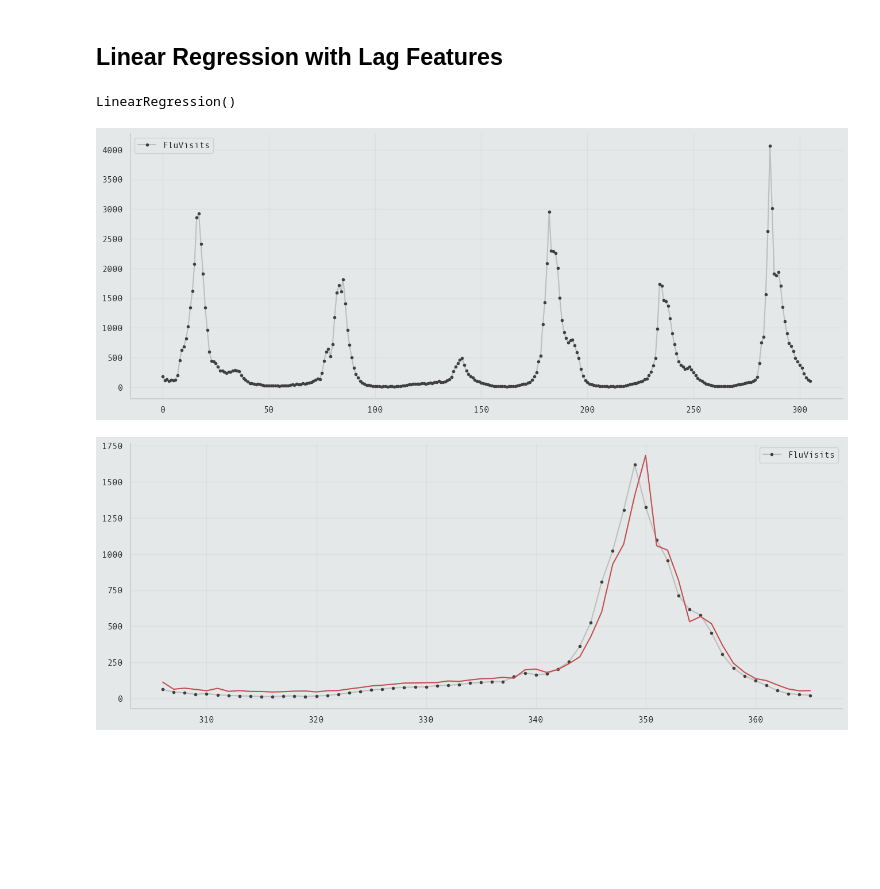
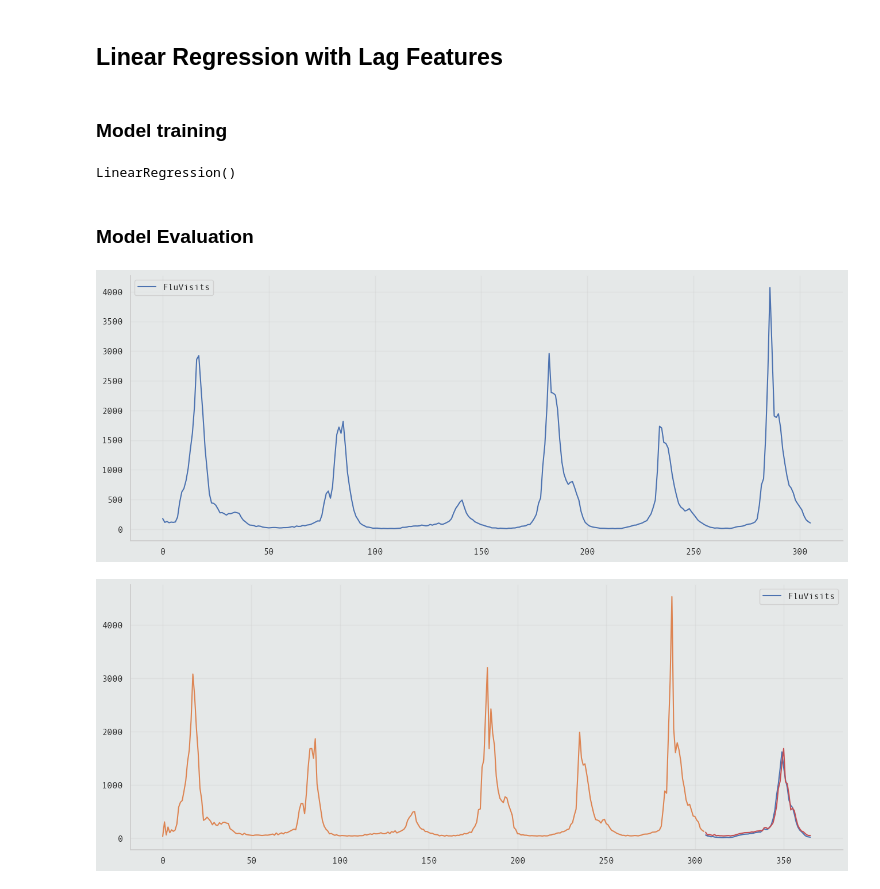
Before and after one commit to Volscente/TimeWarpForecast, a Jupyter notebook: notebooks/flu_trends/exploratory_data_analysis.ipynb, the cells around one changed output. Cells and saved outputs as stored; diff of their text form; code cells hidden in the pictures; blank space fills up the shorter version.

```diff
--- a/notebooks/flu_trends/exploratory_data_analysis.ipynb
+++ b/notebooks/flu_trends/exploratory_data_analysis.ipynb
@@ -58,5 +58,5 @@ set_plot_characteristics(plot_characteristics)
 # Read Data
 # %%
 # Read dataset
-dataset = read_data_from_config(dataset_config)
+dataset_origin = read_data_from_config(dataset_config)
 # %% [output]
@@ -73,6 +73,6 @@ dataset = read_data_from_config(dataset_config)
 # %%
 # Select only relevant columns
-dataset = dataset[['Week', 'FluVisits']]
+dataset = dataset_origin[['Week', 'FluVisits']]
 # %%
 dataset
 # %% [output]
@@ -250,6 +256,8 @@ plot_predictions_vs_time_series(data=(dataset, predictions_lr_time_step.reshape(
 <Figure size 1600x600 with 0 Axes>
 # %% [markdown]
 ## Linear Regression with Lag Features
+# %% [markdown]
+### Model training
 # %%
 # Define x, y
 x = dataset.loc[:, ['lag_1', 'lag_2', 'lag_3', 'lag_4']]
@@ -268,23 +276,18 @@ model_lr_lag_features = LinearRegression()
 model_lr_lag_features.fit(x_train, y_train)
 # %% [output]
 LinearRegression()
+# %% [markdown]
+### Model Evaluation
 # %%
 y_pred = pd.Series(model_lr_lag_features.predict(x_train).reshape(-1, ),
                    index=y_train.index)
 y_fore = pd.Series(model_lr_lag_features.predict(x_test).reshape(-1, ),
                    index=y_test.index)
 # %%
-plot_params = dict(
-    color="0.75",
-    style=".-",
-    markeredgecolor="0.25",
-    markerfacecolor="0.25",
-)
-
-ax = y_train.plot(**plot_params)
-ax = y_test.plot(**plot_params)
-#ax = y_pred.plot(ax=ax)
+ax = y_train.plot()
+ax = y_test.plot()
+ax = y_pred.plot(ax=ax)
 _ = y_fore.plot(ax=ax, color='C3')
 # %% [output]
-[figure, old version]
+[figure, new version]
-[figure, old version]
+[figure, new version]
```
Also changed, not shown: parts of 11 cells of this notebook, 1 other file.
